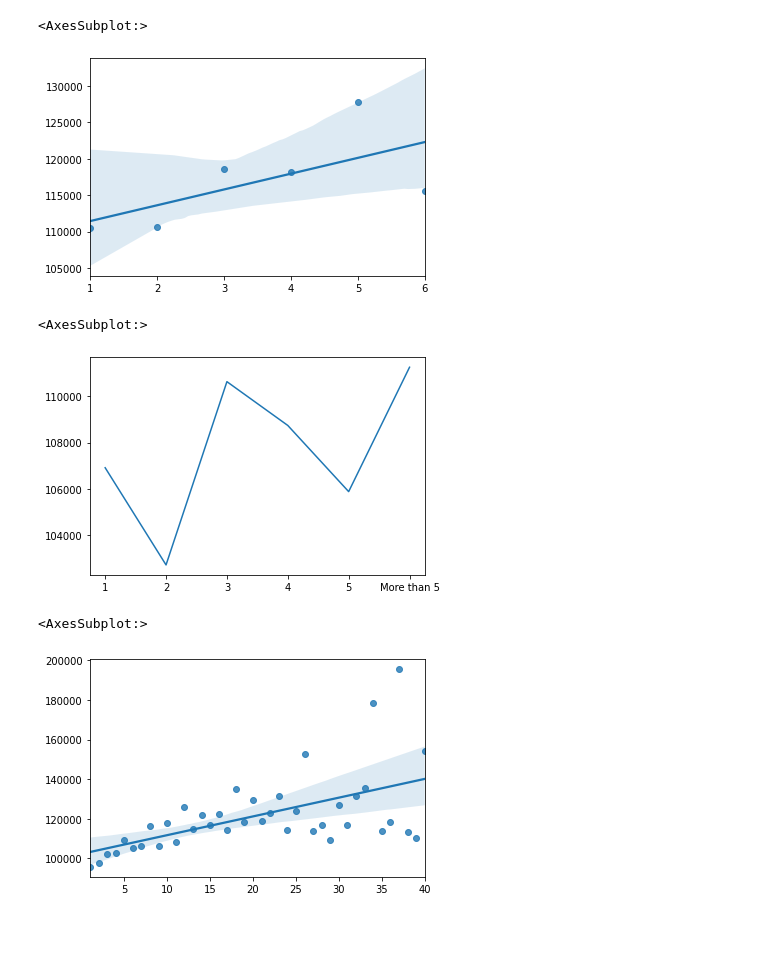
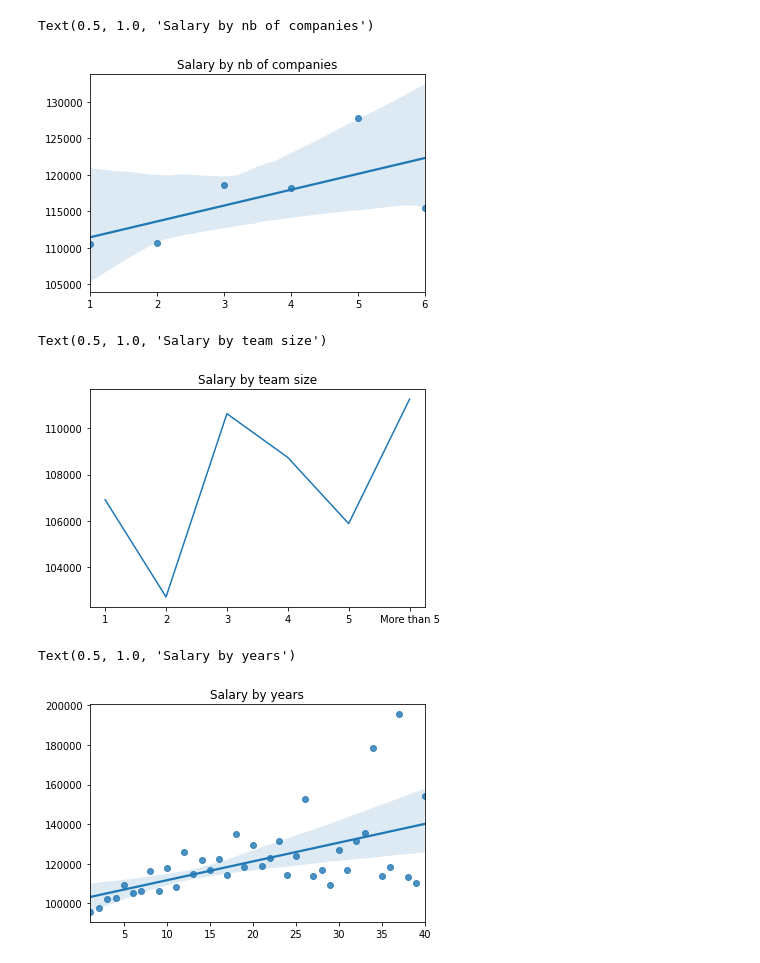
Before and after one commit to MistSF/American-Dream, a Jupyter notebook: notebook/career_visualisation.ipynb, the cells around one changed output. Drawn from its saved outputs; the diff is of its cells as text; code cells hidden in the pictures; blank space fills up the shorter version.

```diff
--- a/notebook/career_visualisation.ipynb
+++ b/notebook/career_visualisation.ipynb
@@ -59,20 +63,21 @@ jobPart = countJT.plot(kind="pie")
 # %%
 # Salary by nb of companies
 slrbynbcomp = data[["SalaryUSD", "HowManyCompanies"]]
 groupSC = slrbynbcomp.groupby("HowManyCompanies")
 
 compMean = {}
 for x in groupSC :
     if x[0] > 0 :
         compMean[x[0]] = x[1].SalaryUSD.mean()
 
 keys = list(compMean.keys())
 values = list(compMean.values())
 
-sns.regplot(x=keys, y=values)
+salaryCompany = sns.regplot(x=keys, y=values)
+salaryCompany.set_title("Salary by nb of companies")
 # %% [output]
-<AxesSubplot:>
+Text(0.5, 1.0, 'Salary by nb of companies')
-[figure, old version]
+[figure, new version]
 # %%
 #Salary by team size
 slrbyTeampSize = data[["SalaryUSD", "OtherPeopleOnYourTeam"]]
@@ -83,10 +88,11 @@ for x in groupTeamSize :
     if x[0] != "None" :
         Teammean[x[0]] = x[1].SalaryUSD.mean()
 
-sns.lineplot(data=Teammean)
+salaryByTeamPlot = sns.lineplot(data=Teammean)
+salaryByTeamPlot.set_title("Salary by team size")
 # %% [output]
-<AxesSubplot:>
+Text(0.5, 1.0, 'Salary by team size')
-[figure, old version]
+[figure, new version]
 # %%
 slrbyYears = data[["SalaryUSD", "YearsWithThisTypeOfJob"]]
 groupYears = slrbyYears.groupby("YearsWithThisTypeOfJob")
@@ -99,7 +105,8 @@ for x in groupYears :
 keys = list(YearsMean.keys())
 values = list(YearsMean.values())
 
-sns.regplot(x=keys, y=values)
+yearsPlot = sns.regplot(x=keys, y=values)
+yearsPlot.set_title("Salary by years")
 # %% [output]
-<AxesSubplot:>
+Text(0.5, 1.0, 'Salary by years')
-[figure, old version]
+[figure, new version]
```
Also changed, not shown: parts of 3 cells of this notebook.
